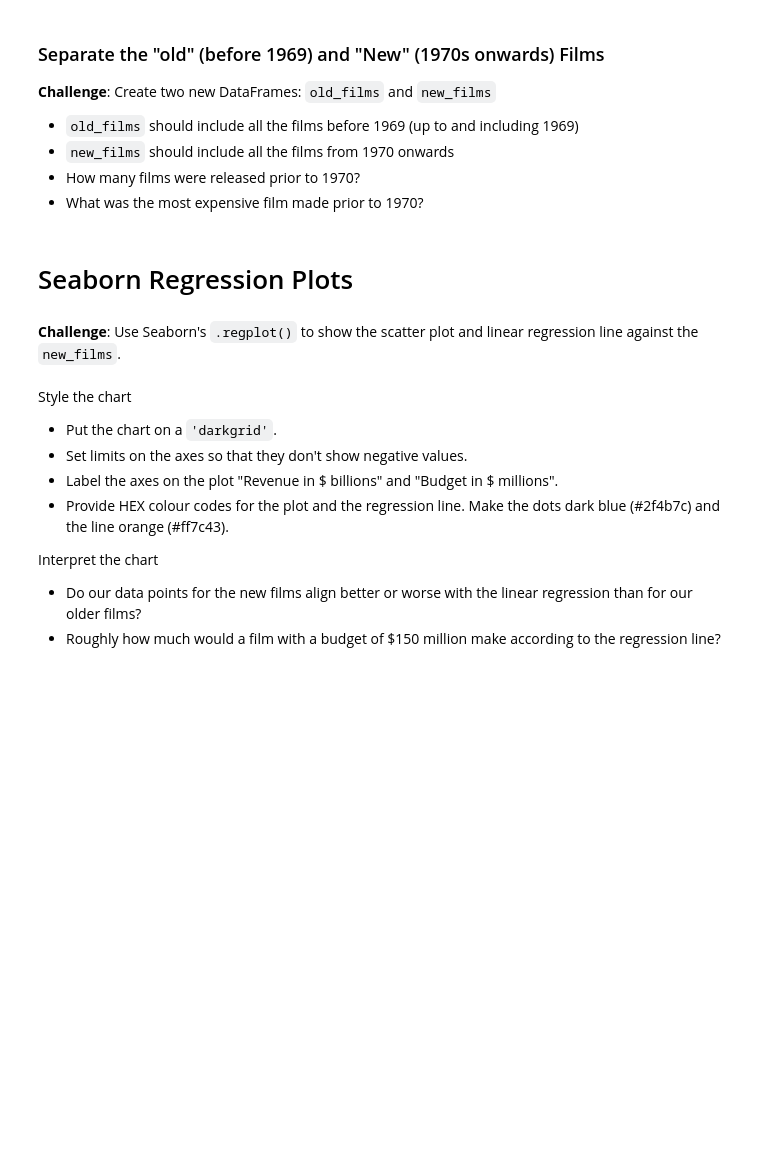
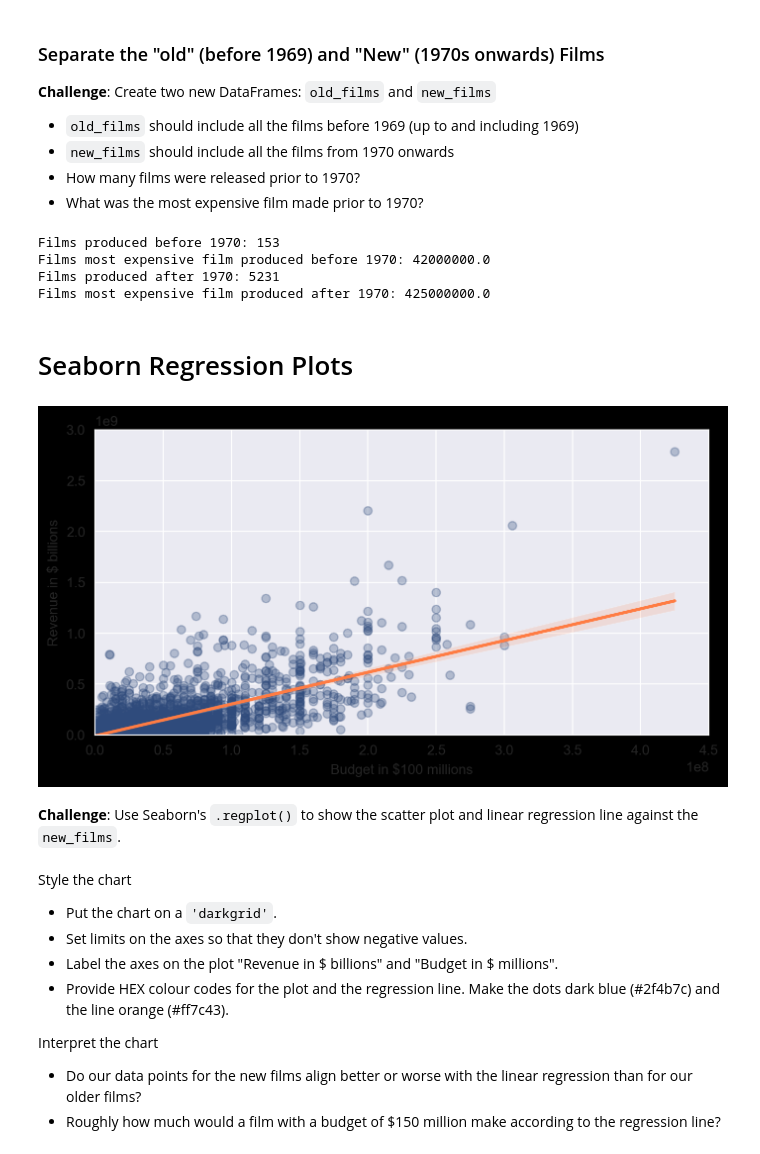
Before and after one commit to apedano/python-course, a Jupyter notebook: days/day-78/Seaborn_and_Linear_Regression_(start).ipynb, the cells around one changed output. Saved outputs shown, nothing was run; the diff lists cells and outputs as text; code cells hidden in the pictures; blank space fills up the shorter version.

```diff
--- a/days/day-78/Seaborn_and_Linear_Regression_(start).ipynb
+++ b/days/day-78/Seaborn_and_Linear_Regression_(start).ipynb
@@ -248,0 +306,3 @@ Here's how:
+# %%
+data_clean['Release_Date_Dec'] = data_clean['Release_Date'].dt.year //10
+data_clean.info()
@@ -254,8 +331,37 @@ Here's how:
 * `new_films` should include all the films from 1970 onwards
 * How many films were released prior to 1970?
 * What was the most expensive film made prior to 1970?
+# %%
+old_films = data_clean[data_clean['Release_Date_Dec'] < 197 ]
+new_films = data_clean[data_clean['Release_Date_Dec'] >= 197 ]
+# %%
+print(f"Films produced before 1970: {len(old_films)}")
+print(f"Films most expensive film produced before 1970: {old_films['USD_Production_Budget'].max()}")
+print(f"Films produced after 1970: {len(new_films)}")
+print(f"Films most expensive film produced after 1970: {new_films['USD_Production_Budget'].max()}")
+# %% [output]
+Films produced before 1970: 153
+Films most expensive film produced before 1970: 42000000.0
+Films produced after 1970: 5231
+Films most expensive film produced after 1970: 425000000.0
 # %% [markdown]
 # Seaborn Regression Plots
+# %%
+plt.figure(figsize=(8,4), dpi=200)
+with sns.axes_style('darkgrid'):
+  ax = sns.regplot(data=new_films,
+                   x='USD_Production_Budget',
+                   y='USD_Worldwide_Gross',
+                   color='#2f4b7c',
+                   scatter_kws = {'alpha': 0.3},
+                   line_kws = {'color': '#ff7c43'})
+
+  ax.set(ylim=(0, 3000000000),
+         xlim=(0, 450000000),
+         ylabel='Revenue in $ billions',
+         xlabel='Budget in $100 millions')
+# %% [output]
+[figure, added]
 # %% [markdown]
 **Challenge**: Use Seaborn's `.regplot()` to show the scatter plot and linear regression line against the `new_films`.
 <br>
```
Also changed, not shown: parts of 17 cells of this notebook, 3 other files.
